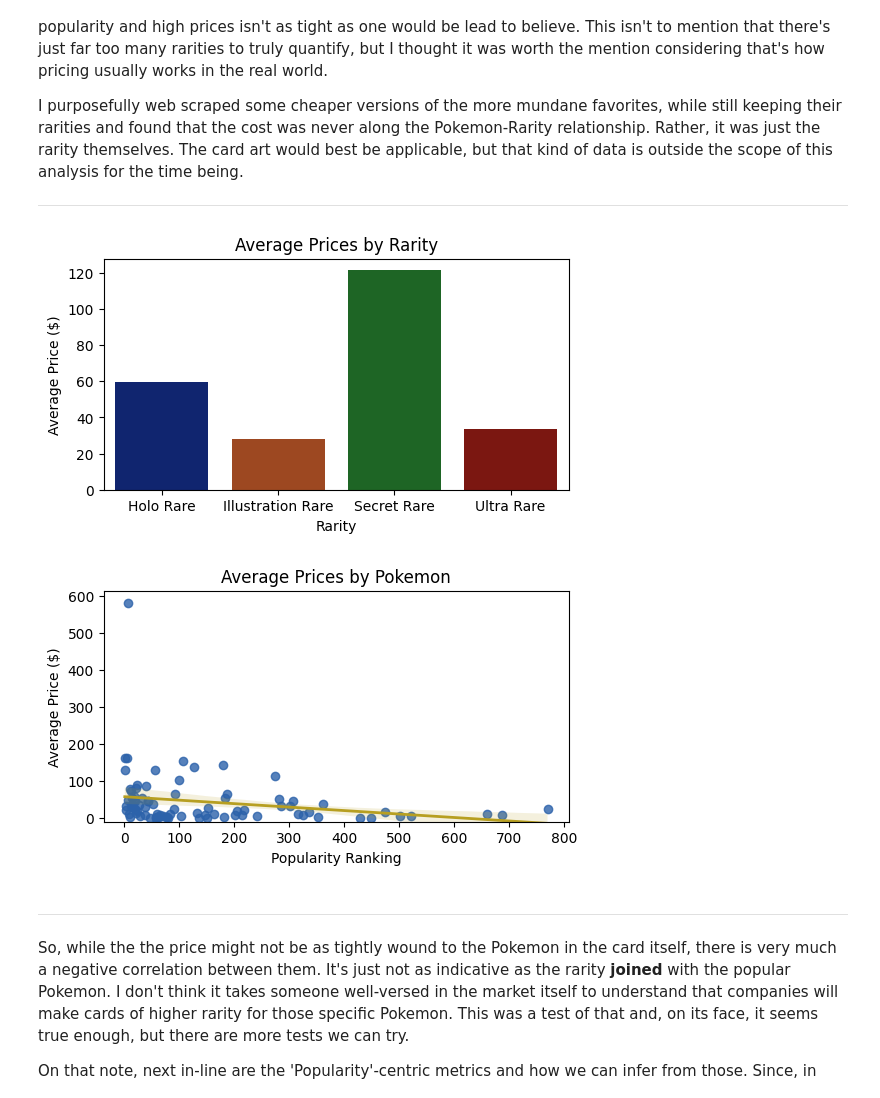
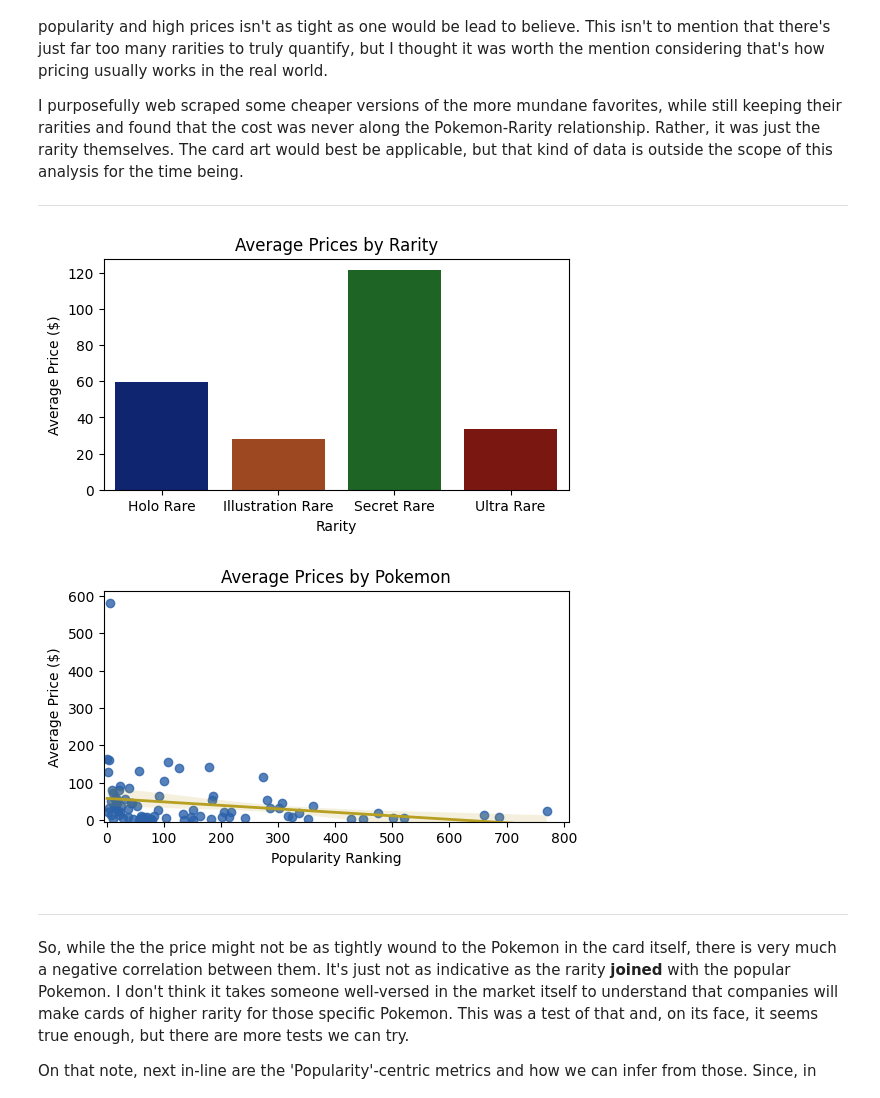
Before and after one commit to jared-joering/pokemon_tcg_projects, a Jupyter notebook: price-history-pokemon-cards.ipynb, the cells around one changed output. Saved outputs shown, nothing was run; the diff lists cells and outputs as text; code cells hidden in the pictures.

```diff
--- a/price-history-pokemon-cards.ipynb
+++ b/price-history-pokemon-cards.ipynb
@@ -306,35 +306,36 @@ sns.barplot( # setting the axes, the data to pull from, and the palette to make
     y = "Average",
     data = avg_rarity,
     hue = "Rarity",
     palette = "dark"
     )
 
 plt.title("Average Prices by Rarity")
 plt.xlabel("Rarity")
 plt.ylabel("Average Price ($)")
 plt.show()
 
 # now we'll also add a boxplot to show that Pokemon and their popularity don't wholly push their prices alone
 # setting up
 avg_pokemon = filter_on_rarities.groupby("Popularity")["Average"].mean().reset_index()
 
 plt.figure(figsize = (6, 3))
 sns.regplot(
     x = "Popularity",
     y = "Average",
     data = avg_pokemon,
     scatter_kws = {"color": "#2c62aa"},
     line_kws = {"color": "#b79f21", "lw": 2}
 )
 
 plt.title("Average Prices by Pokemon")
 plt.xlabel("Popularity Ranking")
+plt.xlim(-5, None)
 plt.ylabel("Average Price ($)")
-plt.ylim(-10, None) # trend line had made it seem as though some cards were in the negative, so I limited just enough for the x-axis to not clash with the marks
+plt.ylim(-5, None) # trend line had made it seem as though some cards were in the negative, so I limited just enough for the x-axis to not clash with the marks
 plt.show()
 # %% [output]
 [figure]
-[figure, old version]
+[figure, new version]
 # %% [markdown]
 ***
 
```
Also changed, not shown: parts of 2 cells of this notebook.
